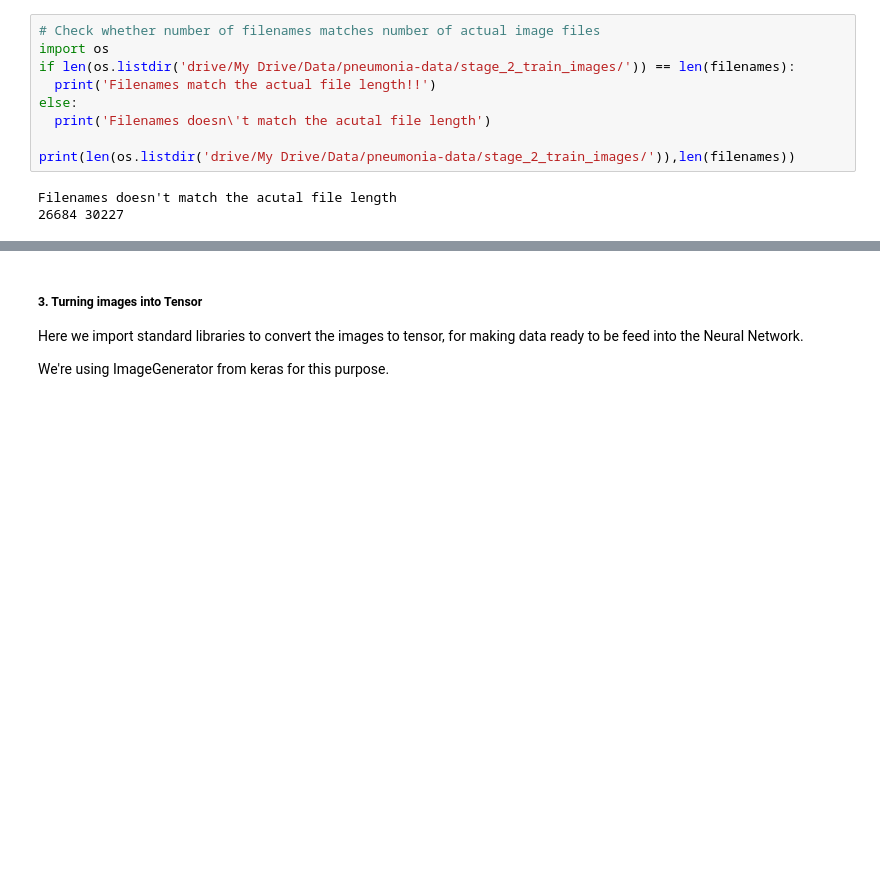
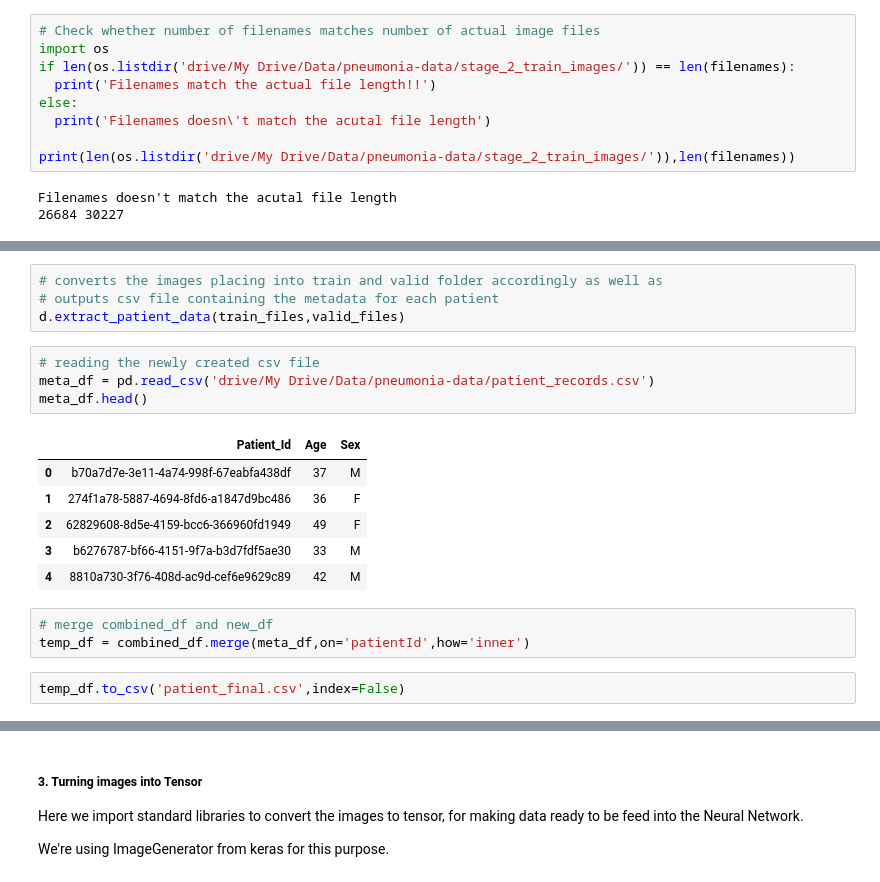
Before and after one commit to Mattobad/Pneumonia-Detection-Deep-Learning, a Jupyter notebook: End_to_End_Pneumonia_detection.ipynb, the cells around one changed output, grey strips where cells are left out. Drawn from its saved outputs; the diff is of its cells as text; blank space fills up the shorter version.

```diff
--- a/End_to_End_Pneumonia_detection.ipynb
+++ b/End_to_End_Pneumonia_detection.ipynb
@@ -691,0 +380,20 @@ It better use multiprocessing if possible for converting images process. It's a
+# %%
+# converts the images placing into train and valid folder accordingly as well as
+# outputs csv file containing the metadata for each patient
+d.extract_patient_data(train_files,valid_files)
+# %%
+# reading the newly created csv file
+meta_df = pd.read_csv('drive/My Drive/Data/pneumonia-data/patient_records.csv')
+meta_df.head()
+# %% [output]
+|  | Patient_Id | Age | Sex |
+| 0 | b70a7d7e-3e11-4a74-998f-67eabfa438df | 37 | M |
+| 1 | 274f1a78-5887-4694-8fd6-a1847d9bc486 | 36 | F |
+| 2 | 62829608-8d5e-4159-bcc6-366960fd1949 | 49 | F |
+| 3 | b6276787-bf66-4151-9f7a-b3d7fdf5ae30 | 33 | M |
+| 4 | 8810a730-3f76-408d-ac9d-cef6e9629c89 | 42 | M |
+# %%
+# merge combined_df and new_df
+temp_df = combined_df.merge(meta_df,on='patientId',how='inner')
+# %%
+temp_df.to_csv('patient_final.csv',index=False)
```
Also changed, not shown: parts of 79 cells of this notebook.
